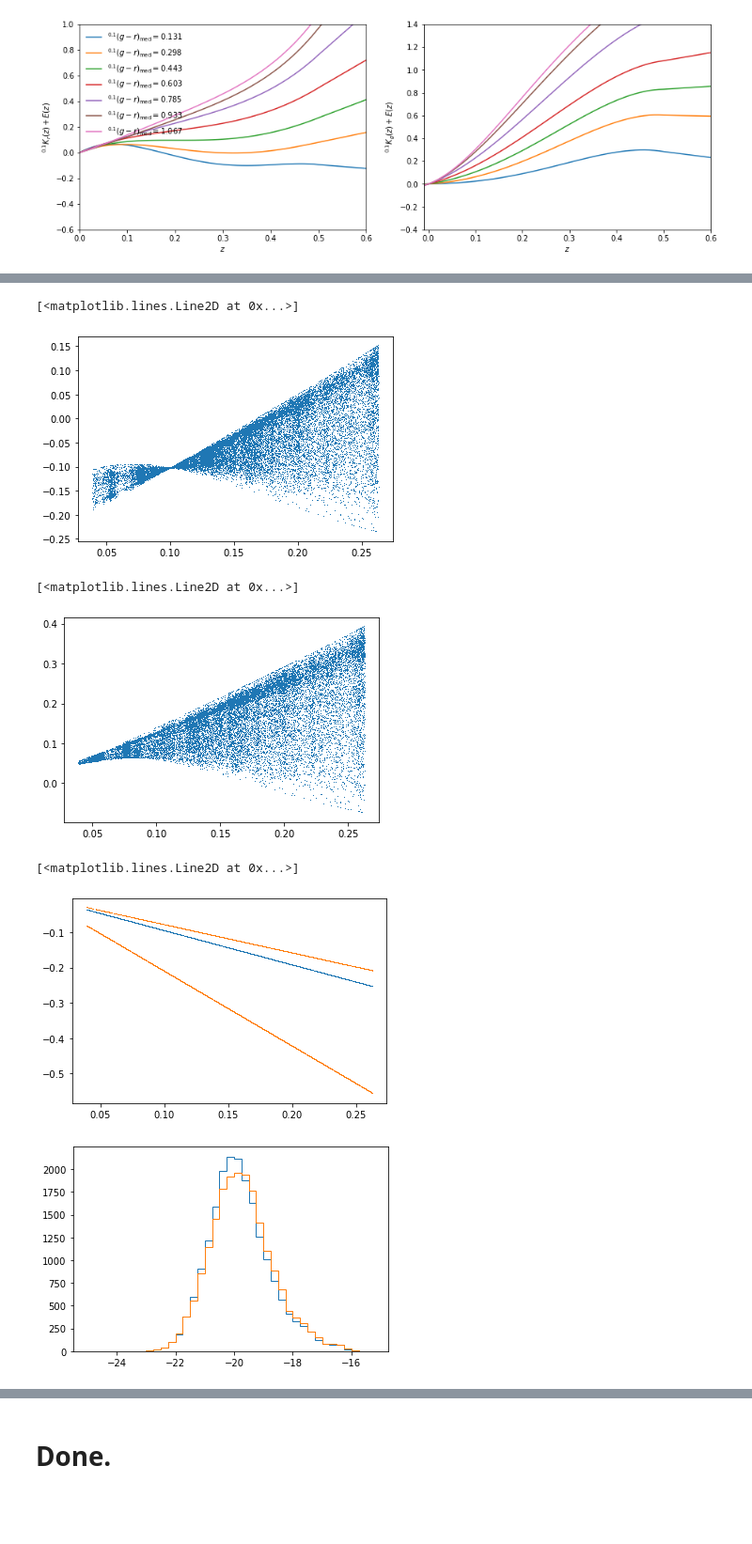
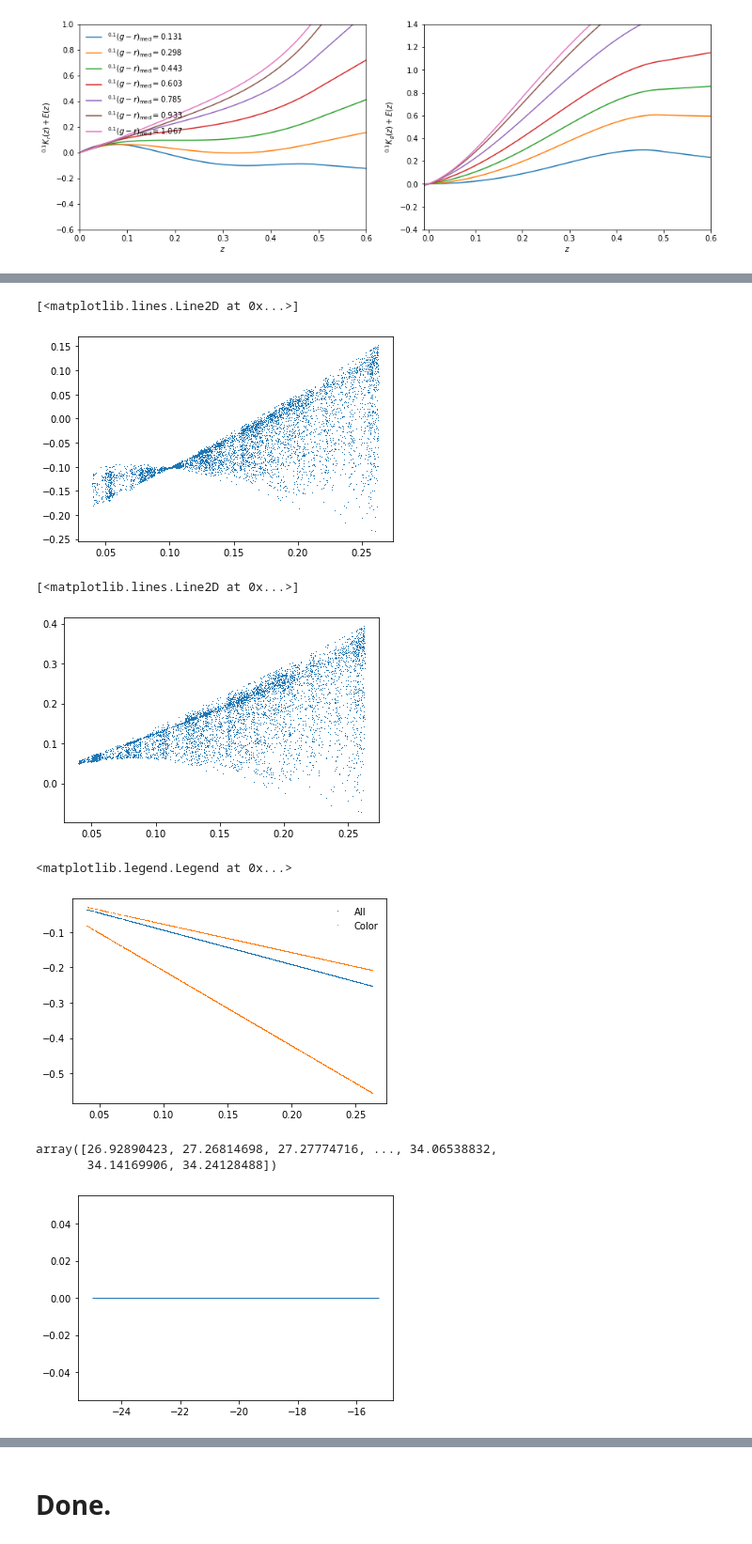
Before and after one commit to SgmAstro/DESI, a Jupyter notebook: kE_catQA.ipynb, the cells around one changed output, grey strips where cells are left out. Shown at 94% size. Drawn from its saved outputs; the diff is of its cells as text; code cells hidden in the pictures; blank space fills up the shorter version.

```diff
--- a/kE_catQA.ipynb
+++ b/kE_catQA.ipynb
@@ -43,6 +44,6 @@ test_nonnative_plots(axes, 0.0)
 # %% [output]
 [figure]
 # %%
-gama_kE = Table.read(os.environ['CSCRATCH'] + '/norberg//GAMA4/gama_gold_kE.fits')
+gama_kE = Table.read(os.environ['CSCRATCH'] + '/norberg//GAMA4/gama_gold_kE_5k.fits')
 gama_kE
 # %% [output]
@@ -86,20 +87,28 @@ _ = pl.hist(gama_kE['REST_GMR_0P0'], histtype='step', bins=np.arange(-1.0, 2.0,
 pl.plot(gama_kE['ZGAMA'], gama_kE['KCORR_R0P1'], marker=',', lw=0.0)
 # %% [output]
 [<matplotlib.lines.Line2D at 0x...>]
-[figure, old version]
+[figure, new version]
 # %%
 pl.plot(gama_kE['ZGAMA'], gama_kE['KCORR_R0P0'], marker=',', lw=0.0)
 # %% [output]
 [<matplotlib.lines.Line2D at 0x...>]
-[figure, old version]
+[figure, new version]
 # %%
-pl.plot(gama_kE['ZGAMA'], gama_kE['EQ_ALL_0P0'], marker=',', lw=0.0)
-pl.plot(gama_kE['ZGAMA'], gama_kE['EQ_COLOR_0P0'], marker=',', lw=0.0)
+pl.plot(gama_kE['ZGAMA'], gama_kE['EQ_ALL_0P0'], marker=',', lw=0.0, label='All')
+pl.plot(gama_kE['ZGAMA'], gama_kE['EQ_COLOR_0P0'], marker=',', lw=0.0, label='Color')
+pl.legend(frameon=False)
 # %% [output]
-[<matplotlib.lines.Line2D at 0x...>]
+<matplotlib.legend.Legend at 0x...>
-[figure, old version]
+[figure, new version]
+# %%
+np.sort(gama_kE['MALL_0P0'].data)
+# %% [output]
+array([26.92890423, 27.26814698, 27.27774716, ..., 34.06538832,
+       34.14169906, 34.24128488])
 # %%
-_ = pl.hist(gama_kE['MALL_0P0'], histtype='step', bins=np.arange(-25., -15.0, 0.25))
-_ = pl.hist(gama_kE['MCOLOR_0P0'], histtype='step', bins=np.arange(-25., -15.0, 0.25))
+_ = pl.hist(gama_kE['MALL_0P0'], histtype='step', bins=np.arange(-25., -15.0, 0.25), label='All')
+# _ = pl.hist(gama_kE['MCOLOR_0P0'], histtype='step', bins=np.arange(-25., -15.0, 0.25), label='Color')
+
+# pl.legend(frameon=False)
 # %% [output]
-[figure, old version]
+[figure, new version]
```
Also changed, not shown: parts of 11 cells of this notebook, 3 other files.
